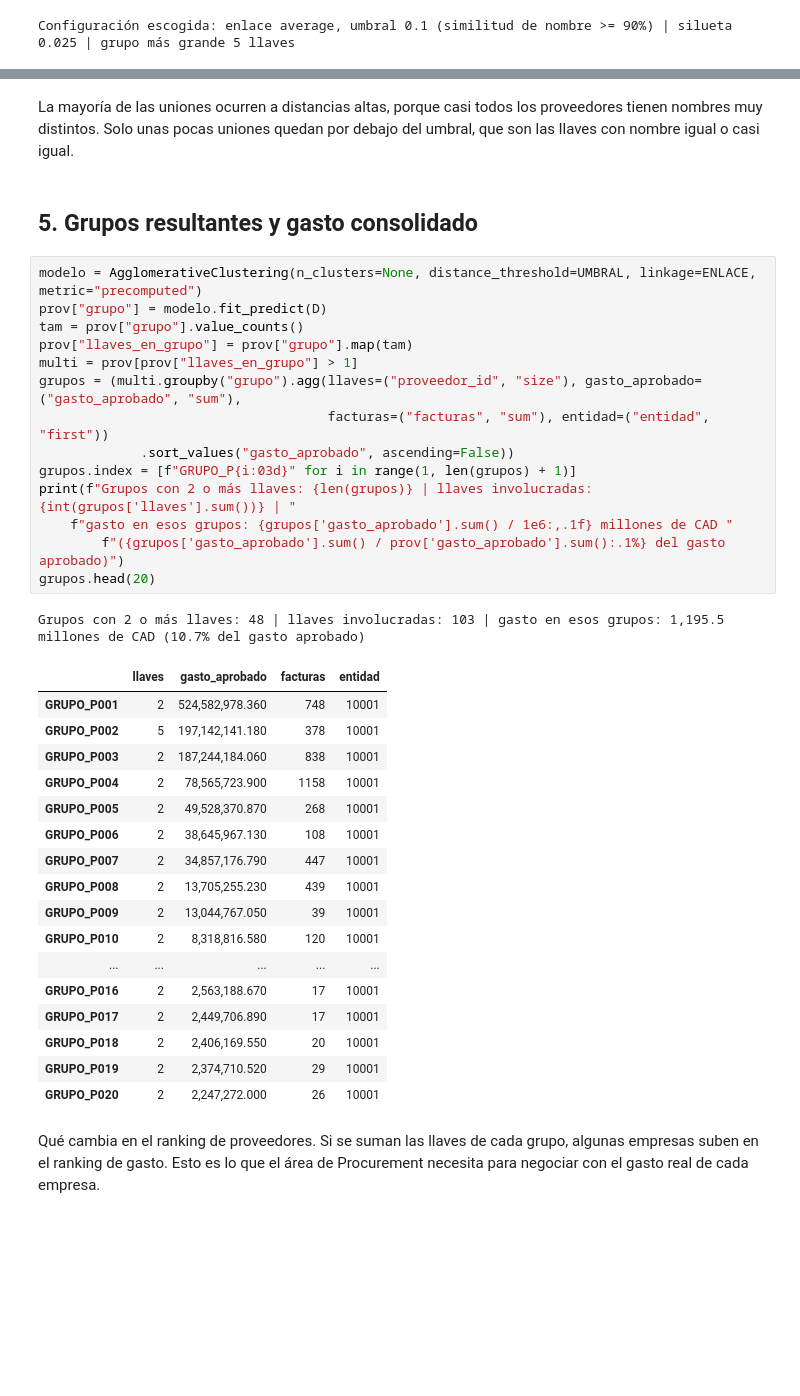
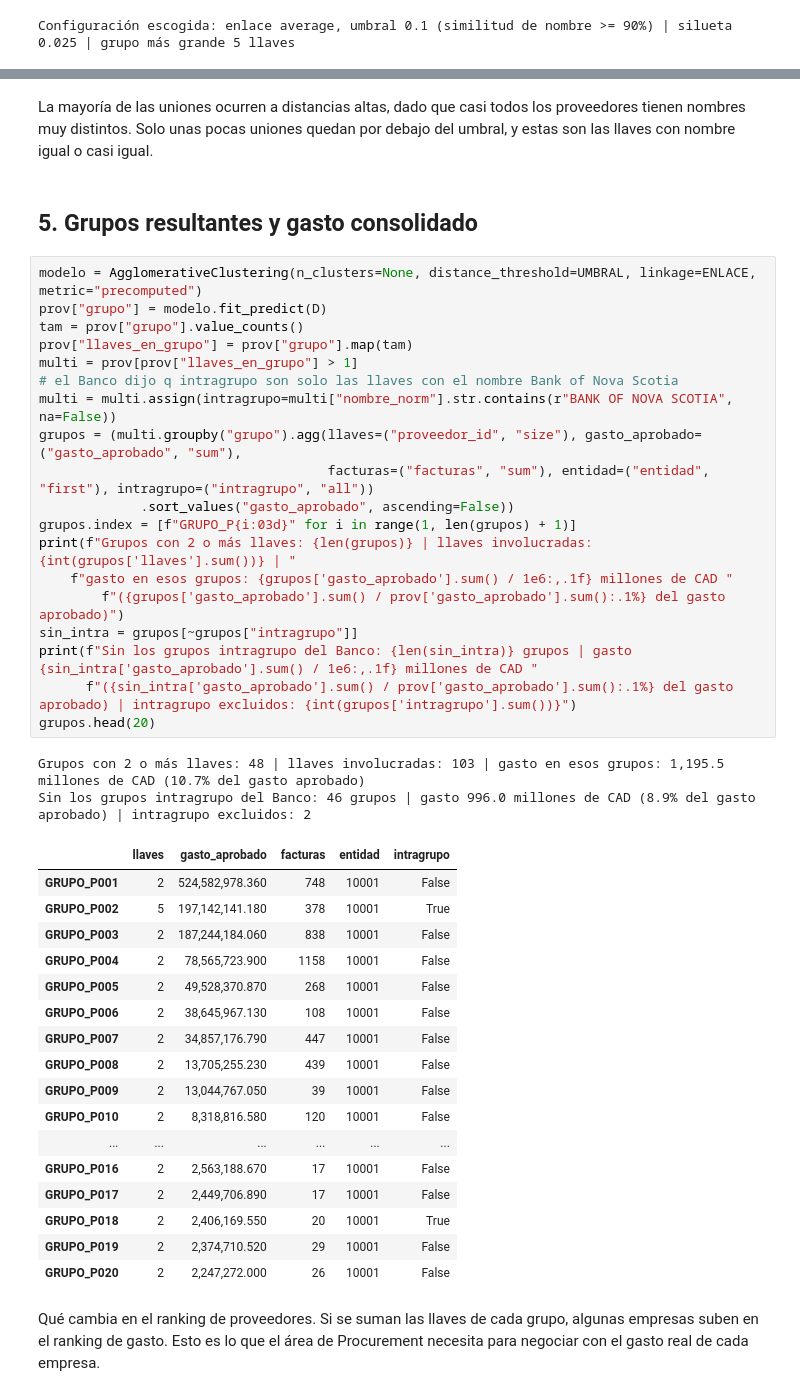
Before and after one commit to maria366p/proyectofinal_CD_entrega_final, a Jupyter notebook: notebooks/04_agrupacion_proveedores.ipynb, the cells around one changed output, grey strips where cells are left out. Cells and saved outputs as stored; diff of their text form; blank space fills up the shorter version.

```diff
--- a/notebooks/04_agrupacion_proveedores.ipynb
+++ b/notebooks/04_agrupacion_proveedores.ipynb
@@ -169,40 +156,46 @@ plt.legend(); plt.tight_layout(); plt.show()
 # %% [markdown]
-La mayoría de las uniones ocurren a distancias altas, porque casi todos los proveedores tienen nombres muy distintos. Solo unas pocas uniones quedan por debajo del umbral, que son las llaves con nombre igual o casi igual.
+La mayoría de las uniones ocurren a distancias altas, dado que casi todos los proveedores tienen nombres muy distintos. Solo unas pocas uniones quedan por debajo del umbral, y estas son las llaves con nombre igual o casi igual.
 # %% [markdown]
 ## 5. Grupos resultantes y gasto consolidado
 # %%
 modelo = AgglomerativeClustering(n_clusters=None, distance_threshold=UMBRAL, linkage=ENLACE, metric="precomputed")
 prov["grupo"] = modelo.fit_predict(D)
 tam = prov["grupo"].value_counts()
 prov["llaves_en_grupo"] = prov["grupo"].map(tam)
 multi = prov[prov["llaves_en_grupo"] > 1]
+# el Banco dijo q intragrupo son solo las llaves con el nombre Bank of Nova Scotia
+multi = multi.assign(intragrupo=multi["nombre_norm"].str.contains(r"BANK OF NOVA SCOTIA", na=False))
 grupos = (multi.groupby("grupo").agg(llaves=("proveedor_id", "size"), gasto_aprobado=("gasto_aprobado", "sum"),
-                                     facturas=("facturas", "sum"), entidad=("entidad", "first"))
+                                     facturas=("facturas", "sum"), entidad=("entidad", "first"), intragrupo=("intragrupo", "all"))
              .sort_values("gasto_aprobado", ascending=False))
 grupos.index = [f"GRUPO_P{i:03d}" for i in range(1, len(grupos) + 1)]
 print(f"Grupos con 2 o más llaves: {len(grupos)} | llaves involucradas: {int(grupos['llaves'].sum())} | "
     f"gasto en esos grupos: {grupos['gasto_aprobado'].sum() / 1e6:,.1f} millones de CAD "
         f"({grupos['gasto_aprobado'].sum() / prov['gasto_aprobado'].sum():.1%} del gasto aprobado)")
+sin_intra = grupos[~grupos["intragrupo"]]
+print(f"Sin los grupos intragrupo del Banco: {len(sin_intra)} grupos | gasto {sin_intra['gasto_aprobado'].sum() / 1e6:,.1f} millones de CAD "
+      f"({sin_intra['gasto_aprobado'].sum() / prov['gasto_aprobado'].sum():.1%} del gasto aprobado) | intragrupo excluidos: {int(grupos['intragrupo'].sum())}")
 grupos.head(20)
 # %% [output]
 Grupos con 2 o más llaves: 48 | llaves involucradas: 103 | gasto en esos grupos: 1,195.5 millones de CAD (10.7% del gasto aprobado)
+Sin los grupos intragrupo del Banco: 46 grupos | gasto 996.0 millones de CAD (8.9% del gasto aprobado) | intragrupo excluidos: 2
-|  | llaves | gasto_aprobado | facturas | entidad |
-| GRUPO_P001 | 2 | 524,582,978.360 | 748 | 10001 |
-| GRUPO_P002 | 5 | 197,142,141.180 | 378 | 10001 |
-| GRUPO_P003 | 2 | 187,244,184.060 | 838 | 10001 |
-| GRUPO_P004 | 2 | 78,565,723.900 | 1158 | 10001 |
-| GRUPO_P005 | 2 | 49,528,370.870 | 268 | 10001 |
-| GRUPO_P006 | 2 | 38,645,967.130 | 108 | 10001 |
-| GRUPO_P007 | 2 | 34,857,176.790 | 447 | 10001 |
-| GRUPO_P008 | 2 | 13,705,255.230 | 439 | 10001 |
-| GRUPO_P009 | 2 | 13,044,767.050 | 39 | 10001 |
-| GRUPO_P010 | 2 | 8,318,816.580 | 120 | 10001 |
-| ... | ... | ... | ... | ... |
-| GRUPO_P016 | 2 | 2,563,188.670 | 17 | 10001 |
-| GRUPO_P017 | 2 | 2,449,706.890 | 17 | 10001 |
-| GRUPO_P018 | 2 | 2,406,169.550 | 20 | 10001 |
-| GRUPO_P019 | 2 | 2,374,710.520 | 29 | 10001 |
-| GRUPO_P020 | 2 | 2,247,272.000 | 26 | 10001 |
+|  | llaves | gasto_aprobado | facturas | entidad | intragrupo |
+| GRUPO_P001 | 2 | 524,582,978.360 | 748 | 10001 | False |
+| GRUPO_P002 | 5 | 197,142,141.180 | 378 | 10001 | True |
+| GRUPO_P003 | 2 | 187,244,184.060 | 838 | 10001 | False |
+| GRUPO_P004 | 2 | 78,565,723.900 | 1158 | 10001 | False |
+| GRUPO_P005 | 2 | 49,528,370.870 | 268 | 10001 | False |
+| GRUPO_P006 | 2 | 38,645,967.130 | 108 | 10001 | False |
+| GRUPO_P007 | 2 | 34,857,176.790 | 447 | 10001 | False |
+| GRUPO_P008 | 2 | 13,705,255.230 | 439 | 10001 | False |
+| GRUPO_P009 | 2 | 13,044,767.050 | 39 | 10001 | False |
+| GRUPO_P010 | 2 | 8,318,816.580 | 120 | 10001 | False |
+| ... | ... | ... | ... | ... | ... |
+| GRUPO_P016 | 2 | 2,563,188.670 | 17 | 10001 | False |
+| GRUPO_P017 | 2 | 2,449,706.890 | 17 | 10001 | False |
+| GRUPO_P018 | 2 | 2,406,169.550 | 20 | 10001 | True |
+| GRUPO_P019 | 2 | 2,374,710.520 | 29 | 10001 | False |
+| GRUPO_P020 | 2 | 2,247,272.000 | 26 | 10001 | False |
 # %% [markdown]
 Qué cambia en el ranking de proveedores. Si se suman las llaves de cada grupo, algunas empresas suben en el ranking de gasto. Esto es lo que el área de Procurement necesita para negociar con el gasto real de cada empresa.
 # %%
```
Also changed, not shown: parts of 13 cells of this notebook, 13 other files.
